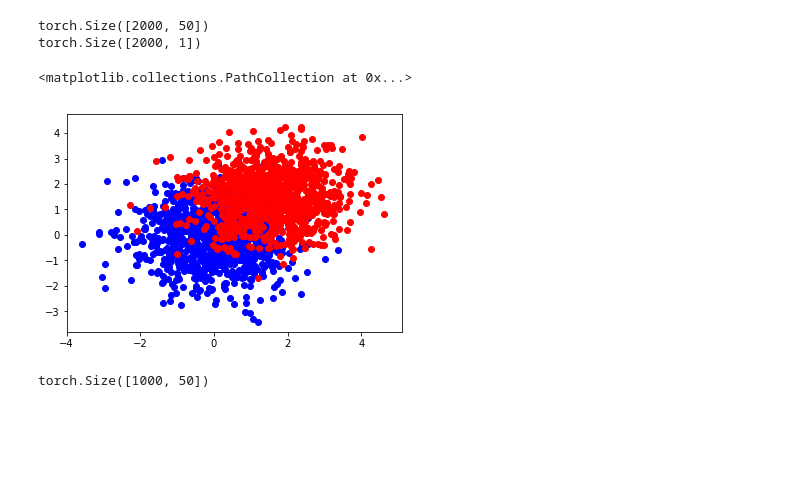
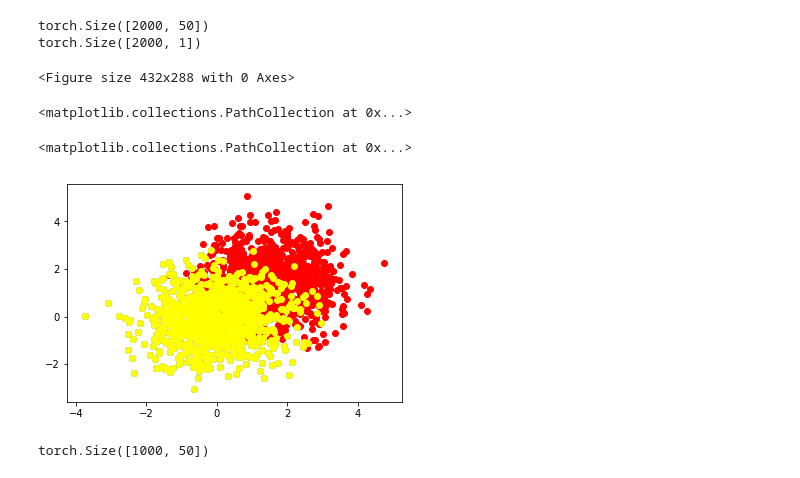
Before and after one commit to unagiinu2k/pytorch_sandbox, a Jupyter notebook: my_toy_nn.ipynb, the cells around one changed output. Drawn from its saved outputs; the diff is of its cells as text; code cells hidden in the pictures; blank space fills up the shorter version.

```diff
--- a/my_toy_nn.ipynb
+++ b/my_toy_nn.ipynb
@@ -34,10 +40,21 @@ torch.Size([2000, 1])
+# %%
+fig = plt.figure()
+# %% [output]
+<Figure size 432x288 with 0 Axes>
+# %%
+ax1 = fig.add_subplot(111)
 # %%
-
-plt.scatter(X1[:, 0], X1[:, 2], color='b')
-plt.scatter(X2[:, 0], X2[:, 2], color='r')
+ax1.scatter(X1[:,0] , X1[:,2] , color = "yellow")
 # %% [output]
 <matplotlib.collections.PathCollection at 0x...>
-[figure, removed]
+# %%
+ax1.scatter(X2[:,0] , X2[:,2], color = "red")
+# %% [output]
+<matplotlib.collections.PathCollection at 0x...>
+# %%
+fig
+# %% [output]
+[figure, added]
 # %%
 X1.shape
 # %% [output]
```
Also changed, not shown: parts of 25 cells of this notebook, 1 other file.
